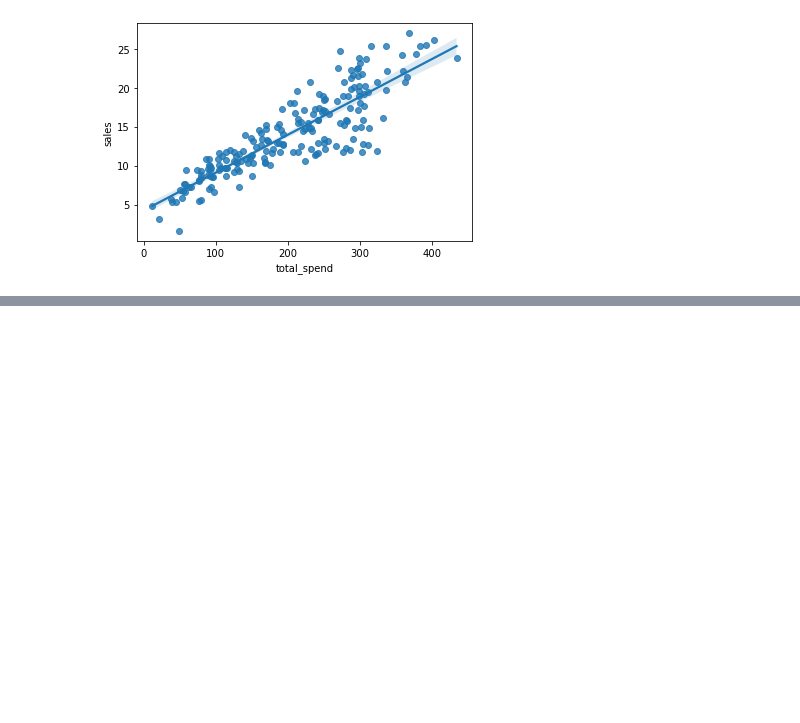
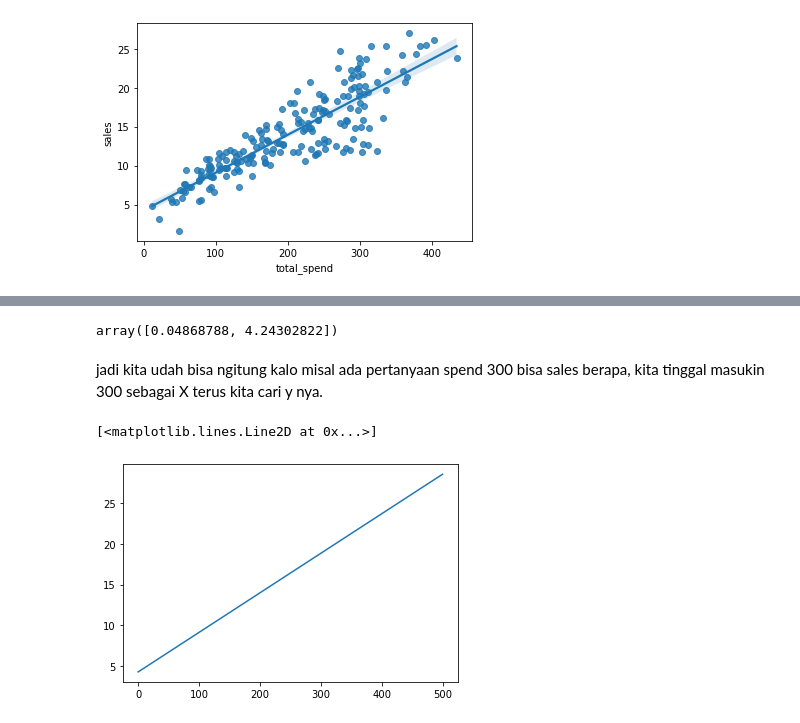
Before and after one commit to calvinlinardy/My-Python-Learning, a Jupyter notebook: Study Stuffs/Udemy Study/Machine Learning/06-Linear Regression/00-Simple-Linear-Regression.ipynb, the cells around one changed output, grey strips where cells are left out. Saved outputs shown, nothing was run; the diff lists cells and outputs as text; code cells hidden in the pictures; blank space fills up the shorter version.

```diff
--- a/Study Stuffs/Udemy Study/Machine Learning/06-Linear Regression/00-Simple-Linear-Regression.ipynb
+++ b/Study Stuffs/Udemy Study/Machine Learning/06-Linear Regression/00-Simple-Linear-Regression.ipynb
@@ -47,0 +94,20 @@ sns.regplot(data=df,x='total_spend',y='sales')
+# %%
+np.polyfit(X,y,deg=1)
+# y = B1x + B0
+# yang kiri B1, kanan B0
+# %% [output]
+array([0.04868788, 4.24302822])
+# %% [markdown]
+jadi kita udah bisa ngitung kalo misal ada pertanyaan spend 300 bisa sales berapa, kita tinggal masukin 300 sebagai X terus kita cari y nya.
+# %%
+# skrg kita coba buat array angka yang kira2 bakalan cocok jadi spendnya, 0-500 soalnya di datasetnya rangenya kurleb segitu
+potential_spend = np.linspace(0,500,100)
+# %%
+# skrg array sales habis spendnya di masukin ke formulanya
+predicted_sales = 0.04868788*potential_spend + 4.24302822
+# %%
+plt.plot(potential_spend,predicted_sales)
+# plotnya sama persis manual vs dari regplot
+# %% [output]
+[<matplotlib.lines.Line2D at 0x...>]
+[figure, added]
```
Also changed, not shown: parts of 19 cells of this notebook, 6 other files.
